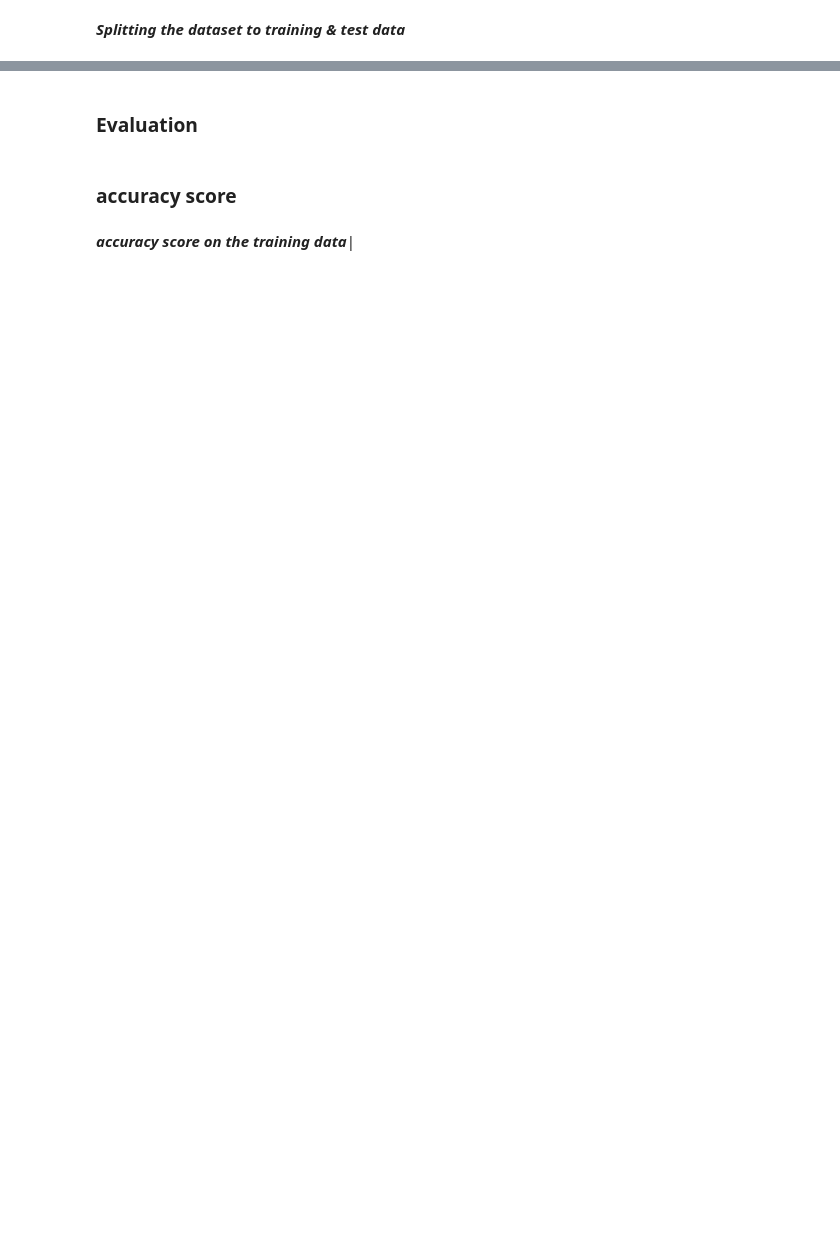
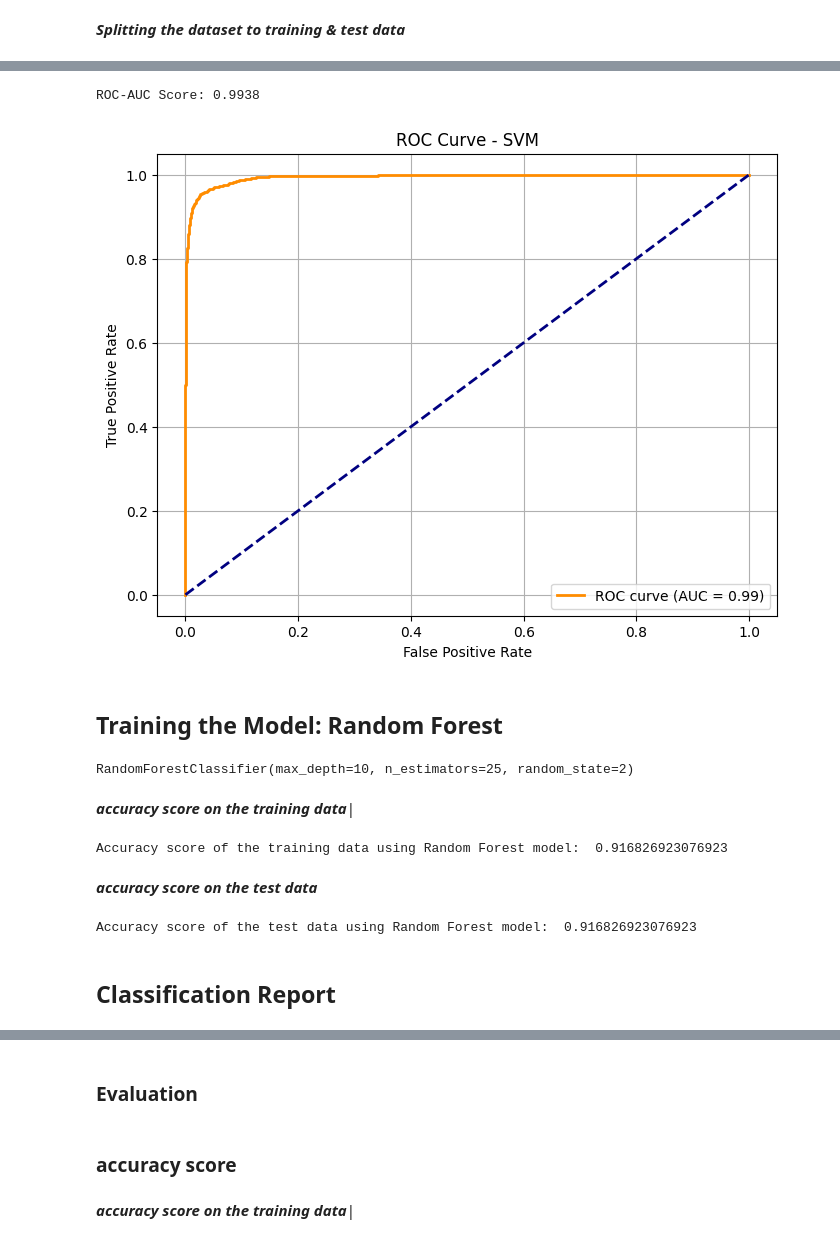
Before and after one commit to svivek2002/Fake-news-detection-using-Machine-learning, a Jupyter notebook: model.ipynb, the cells around one changed output, grey strips where cells are left out. Saved outputs shown, nothing was run; the diff lists cells and outputs as text; code cells hidden in the pictures; blank space fills up the shorter version.

```diff
--- a/model.ipynb
+++ b/model.ipynb
@@ -164,0 +350,21 @@ X_train, X_test, Y_train, Y_test = train_test_split(X, Y, test_size = 0.2, strat
+# %%
+y_scores = linear_svc_model.decision_function(X_test)
+fpr, tpr, thresholds = roc_curve(Y_test, y_scores)
+roc_auc = auc(fpr, tpr)
+print(f"ROC-AUC Score: {roc_auc:.4f}")
+# %% [output]
+ROC-AUC Score: 0.9938
+# %%
+plt.figure(figsize=(8,6))
+plt.plot(fpr, tpr, color='darkorange', lw=2, label=f'ROC curve (AUC = {roc_auc:.2f})')
+plt.plot([0, 1], [0, 1], color='navy', lw=2, linestyle='--')
+plt.xlabel('False Positive Rate')
+plt.ylabel('True Positive Rate')
+plt.title('ROC Curve - SVM')
+plt.legend(loc="lower right")
+plt.grid(True)
+plt.show()
+# %% [output]
+[figure, added]
+# %% [markdown]
+## Training the Model: Random Forest
@@ -164,0 +373,23 @@ X_train, X_test, Y_train, Y_test = train_test_split(X, Y, test_size = 0.2, strat
+# %%
+rf_model = RandomForestClassifier(n_estimators=25, max_depth=10, random_state=2)
+rf_model.fit(X_train, Y_train)
+# %% [output]
+RandomForestClassifier(max_depth=10, n_estimators=25, random_state=2)
+# %% [markdown]
+**_accuracy score on the training data_**|
+# %%
+X_train_prediction = rf_model.predict(X_train)
+training_data_accuracy = accuracy_score(X_train_prediction, Y_train)
+print('Accuracy score of the training data using Random Forest model: ', training_data_accuracy)
+# %% [output]
+Accuracy score of the training data using Random Forest model:  0.916826923076923
+# %% [markdown]
+**_accuracy score on the test data_**
+# %%
+X_test_prediction = rf_model.predict(X_test)
+test_data_accuracy = accuracy_score(X_test_prediction, Y_test)
+print('Accuracy score of the test data using Random Forest model: ', test_data_accuracy)
+# %% [output]
+Accuracy score of the test data using Random Forest model:  0.916826923076923
+# %% [markdown]
+## Classification Report
```
Also changed, not shown: parts of 58 cells of this notebook.
